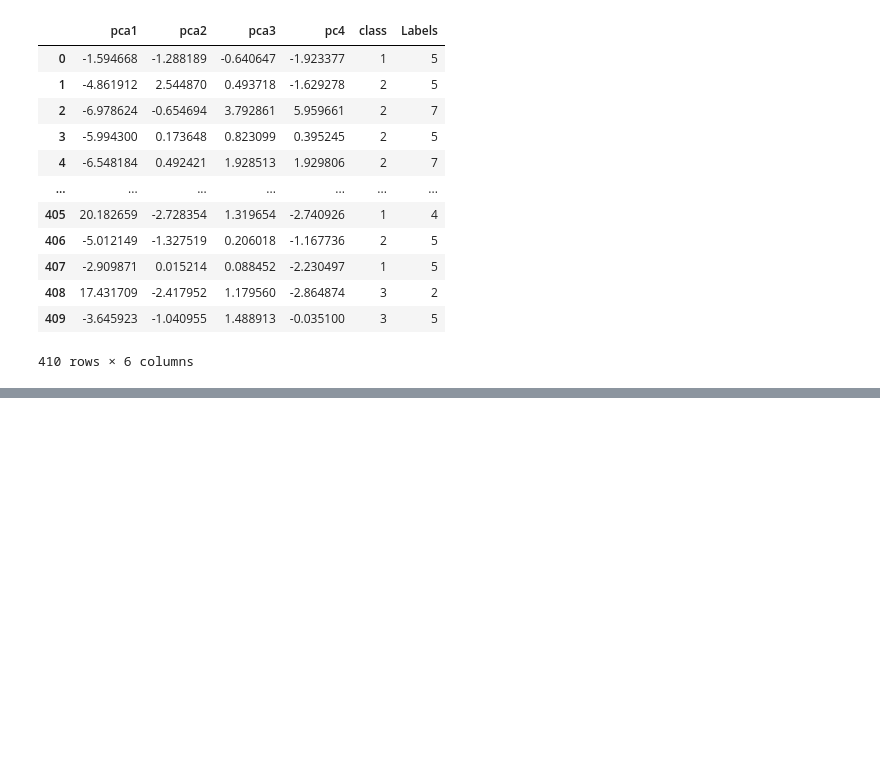
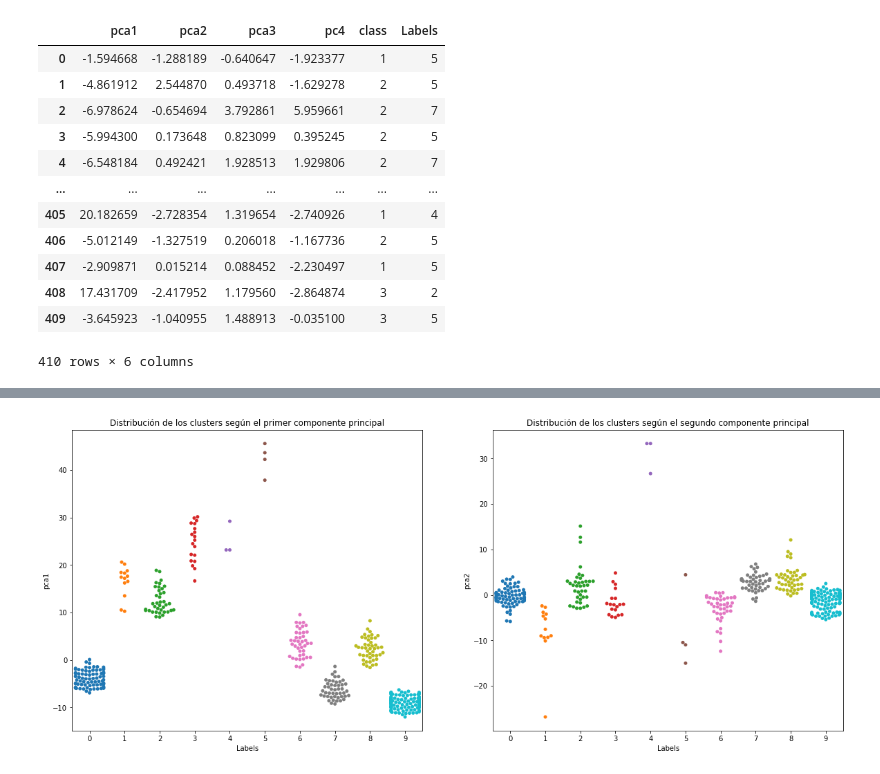
Before and after one commit to roxyconstantine-dev/Proyecto-Final-de-An-lisis-Datos, a Jupyter notebook: Borrador_Proyecto.ipynb, the cells around one changed output, grey strips where cells are left out. Cells and saved outputs as stored; diff of their text form; code cells hidden in the pictures; blank space fills up the shorter version.

```diff
--- a/Borrador_Proyecto.ipynb
+++ b/Borrador_Proyecto.ipynb
@@ -307,0 +319,12 @@ plt.show()
+# %%
+fig = plt.figure(figsize=(20,8))
+ax = fig.add_subplot(121)
+sn.swarmplot(x='Labels', y='pca1', data=X, ax=ax)
+ax.set_title('Distribución de los clusters según el primer componente principal')
+
+ax = fig.add_subplot(122)
+sn.swarmplot(x='Labels', y='pca2', data=X, ax=ax)
+ax.set_title('Distribución de los clusters según el segundo componente principal')
+plt.show()
+# %% [output]
+[figure, added]
```
Also changed, not shown: parts of 8 cells of this notebook.
